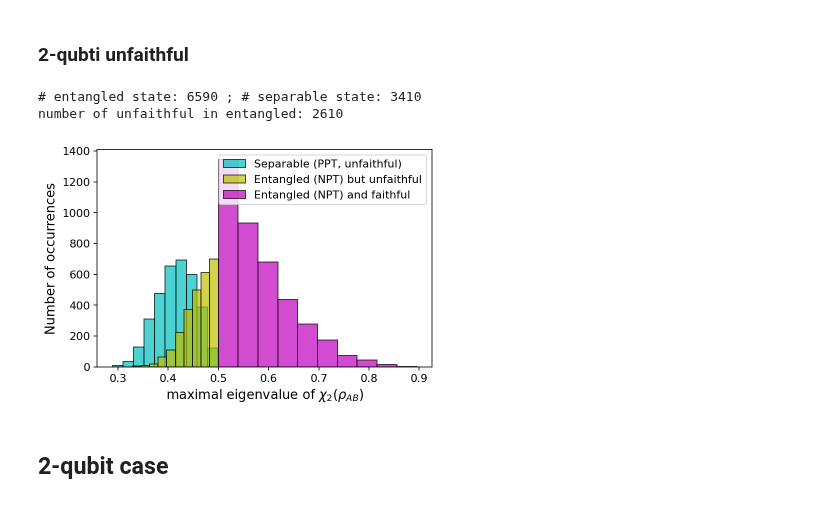
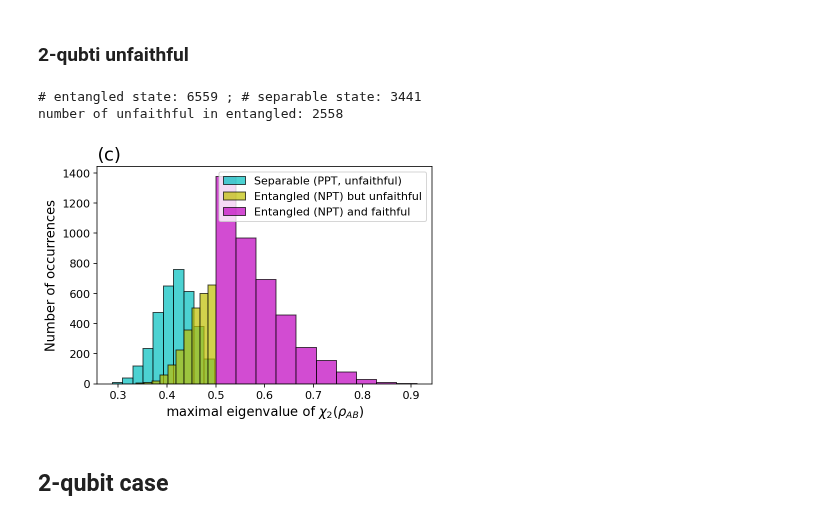
Before and after one commit to Jue-Xu/Entanglement-Witness, a Jupyter notebook: Code/entangle_detection.ipynb, the cells around one changed output. Cells and saved outputs as stored; diff of their text form; code cells hidden in the pictures.

Commit message:
update double figure*

```diff
--- a/Code/entangle_detection.ipynb
+++ b/Code/entangle_detection.ipynb
@@ -81,36 +81,37 @@ generate_coherent_noisy_ghz_ensemble: n = 3, m = 1, theta_limit = 0.50*pi, phi_l
 # print(psi.ptrace(0))
 # print(tensor(psi.ptrace(0),qeye([2])))
 
 # faithfulness of 2-qubit
 samples = generate_two_qubit_random_state_PPT(m=10000)
 
 def x_d(rho, d):
     return rho - 1 / d * (tensor(rho.ptrace(0), qeye([d])) + tensor(qeye([d]),rho.ptrace(1))) + 2 / d**2 * qeye([d, d])
 
 x_2_PPT = [ x_d(rho,2) for rho in samples[1] ]
 x_2_NPT = [ x_d(rho,2) for rho in samples[0] ]
 
 maximal_x_d_PPT_eigvals = [rho.eigenenergies(sort='high', eigvals=1) for rho in x_2_PPT]
 maximal_x_d_NPT_eigvals = [rho.eigenenergies(sort='high', eigvals=1) for rho in x_2_NPT]
 unfaithful_entangled = [e for e in maximal_x_d_NPT_eigvals if e <= 0.5]
 faithful_entangled = [e for e in maximal_x_d_NPT_eigvals if e > 0.5]
 print('number of unfaithful in entangled:', len(unfaithful_entangled))
 
 fig, ax = plt.subplots(figsize=(6, 4))
 ax.set_ylabel('Number of occurrences')
 ax.set_xlabel(r'maximal eigenvalue of $ \chi_2( \rho_{AB}) $')
+ax.set_title('(c)', loc='left', fontsize=18)
 # ax.set_xlabel(r'maximal eigenvalue of $ X_2( \rho_{AB})=\rho_{AB}-\frac{1}{2}(\rho_{A}\otimes I + I \otimes \rho_{B})+\frac{1}{2} I\otimes I $')
 # ax.set_title('faithfulness of (random) 2-qubit')
 ax.hist(np.array(maximal_x_d_PPT_eigvals), alpha=0.7, color=color_config['separable'], edgecolor='k')
 ax.hist(np.array(unfaithful_entangled), alpha=0.7, color=color_config['unfaithful'], edgecolor='k')
 ax.hist(np.array(faithful_entangled),alpha=0.7,color=color_config['entangled'], edgecolor='k')
 # ax.hist(np.array(maximal_x_d_NPT_eigval), alpha=0.7)
 ax.legend(['Separable (PPT, unfaithful)','Entangled (NPT) but unfaithful', 'Entangled (NPT) and faithful'])
 plt.savefig('faithfulness_2_qubit.png', dpi=400,bbox_inches='tight')
 # %% [output]
-# entangled state: 6590 ; # separable state: 3410
-number of unfaithful in entangled: 2610
+# entangled state: 6559 ; # separable state: 3441
+number of unfaithful in entangled: 2558
-[figure, old version]
+[figure, new version]
 # %% [markdown]
 ## 2-qubit case
 # %% [markdown]
```
Also changed, not shown: parts of 3 cells of this notebook, 6 other files.
